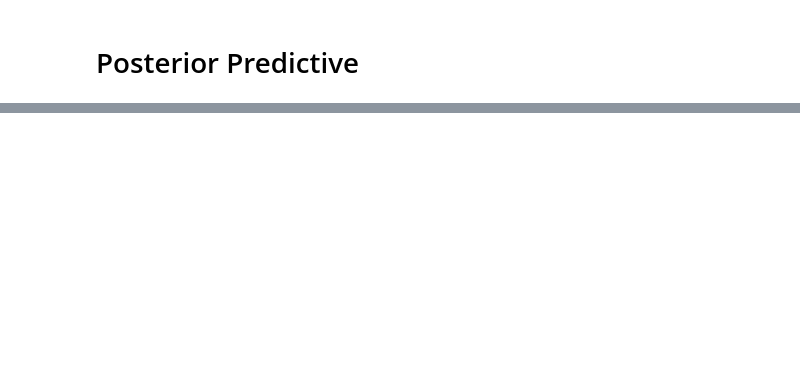
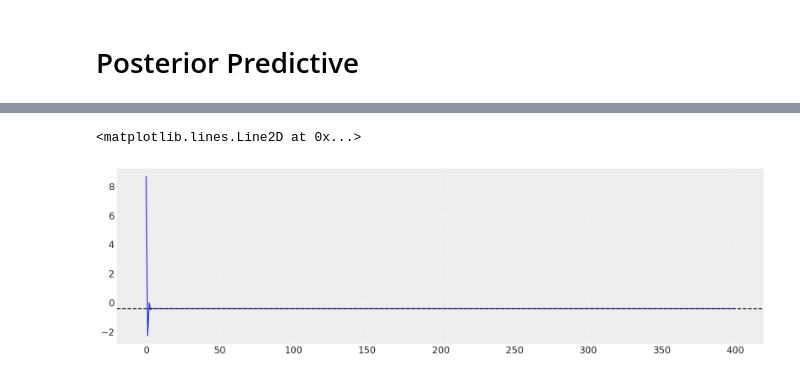
Before and after one commit to powell001/pymc_getting_started, a Jupyter notebook: code/time_series_ar2_gdp.ipynb, the cells around one changed output, grey strips where cells are left out. Cells and saved outputs as stored; diff of their text form; code cells hidden in the pictures; blank space fills up the shorter version.

```diff
--- a/code/time_series_ar2_gdp.ipynb
+++ b/code/time_series_ar2_gdp.ipynb
@@ -61,7 +45,7 @@ data[columns_Transform] = scaler.fit_transform(data[columns_Transform])
 data.columns = [cls + "_stdz" for cls in data.columns]
 data['gdp_total_season_diff_stdz'].plot(style=".-", color="k");
 
-y = data.values
+y = data
 # %% [output]
 [figure]
 # %% [markdown]
@@ -115,6 +99,7 @@ coords = {
     "steps": range(trials - lags),
     "trials": range(trials),
 }
+
 with pm.Model(coords=coords, check_bounds=False) as m:
 
     rho = pm.Normal("rho", mu=0, sigma=0.2, dims=("lags",))
@@ -123,7 +108,7 @@ with pm.Model(coords=coords, check_bounds=False) as m:
     ar_init_obs = pm.MutableData("ar_init_obs", np.zeros(lags), dims=("lags",))
     ar_init = pm.Normal("ar_init", observed=ar_init_obs, dims=("lags",))
 
-    ar_innov_obs = pm.MutableData("ar_innov_obs", np.zeros(trials-lags), dims=("steps",))
+    ar_innov_obs = pm.MutableData("ar_innov_obs", y[trials-lags], dims=("steps",))
     ar_innov = pm.CustomDist(
         "ar_dist",
         ar_init,
@@ -230,0 +267,11 @@ for i, axi in enumerate(ax):
+# %%
+prior = az.extract(prior_idata, 'prior')
+idx = np.random.choice(500)
+sample = prior.isel(sample=idx)
+
+fig, ax = plt.subplots(figsize=(14,4))
+ax.plot(sample.mu)
+ax.axhline(sample.mu_steady, ls='--', color='k')
+# %% [output]
+<matplotlib.lines.Line2D at 0x...>
+[figure, added]
```
Also changed, not shown: parts of 18 cells of this notebook.
